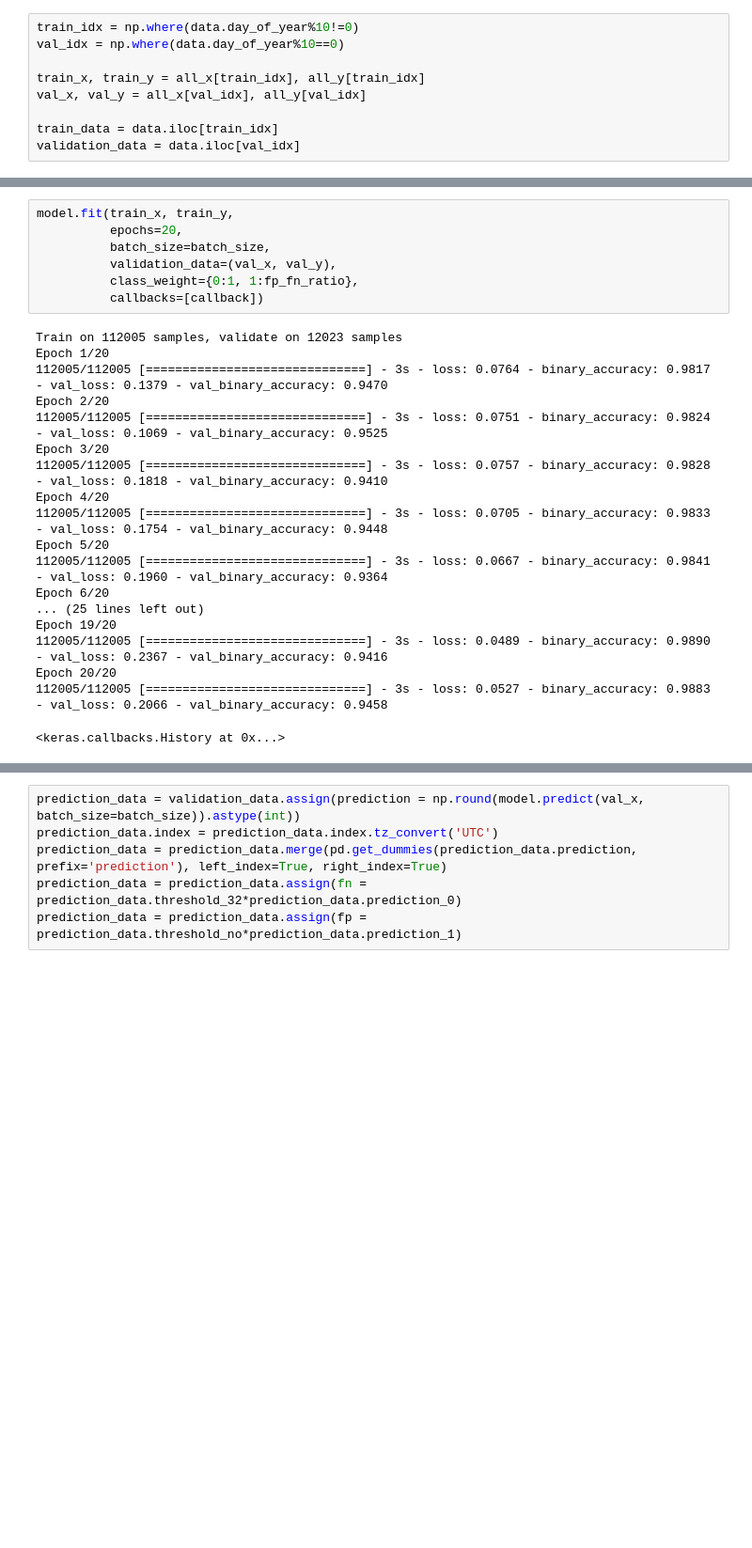
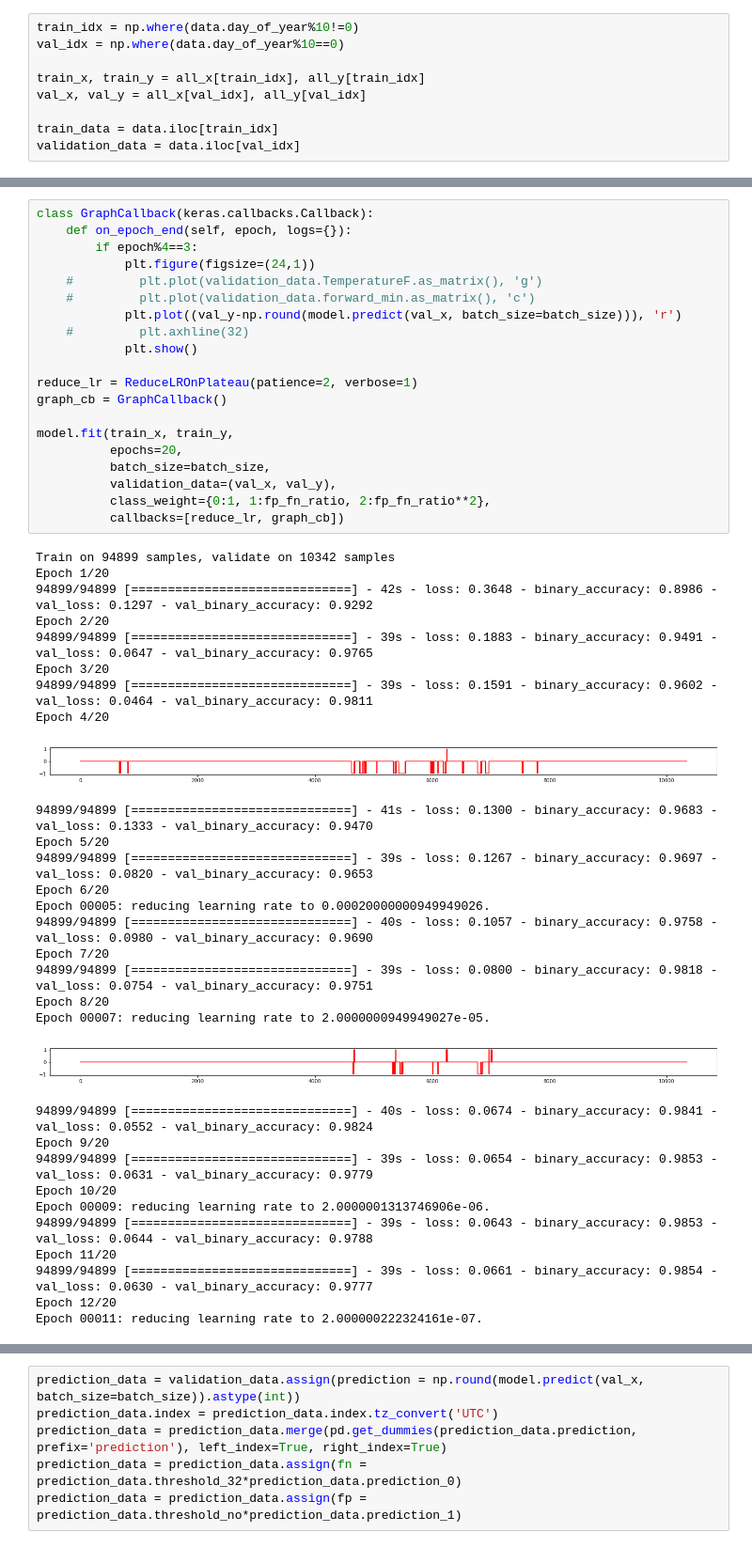
Before and after one commit to CienegaOrchards/Learning, a Jupyter notebook: Weather supplemental data.ipynb, the cells around one changed output, grey strips where cells are left out. Shown: that part at 94% size. Saved outputs shown, nothing was run; the diff lists cells and outputs as text; blank space fills up the shorter version.

```diff
--- a/Weather supplemental data.ipynb
+++ b/Weather supplemental data.ipynb
@@ -177,26 +179,51 @@ train_x.shape, val_x.shape, combo_x.shape, train_y.shape, val_y.shape, combo_y.s
-# %%
-model.fit(train_x, train_y,
-          epochs=20,
-          batch_size=batch_size,
-          validation_data=(val_x, val_y),
-          class_weight={0:1, 1:fp_fn_ratio},
-          callbacks=[callback])
-# %% [output]
-Train on 112005 samples, validate on 12023 samples
-Epoch 1/20
-112005/112005 [==============================] - 3s - loss: 0.0764 - binary_accuracy: 0.9817 - val_loss: 0.1379 - val_binary_accuracy: 0.9470
-Epoch 2/20
-112005/112005 [==============================] - 3s - loss: 0.0751 - binary_accuracy: 0.9824 - val_loss: 0.1069 - val_binary_accuracy: 0.9525
-Epoch 3/20
-112005/112005 [==============================] - 3s - loss: 0.0757 - binary_accuracy: 0.9828 - val_loss: 0.1818 - val_binary_accuracy: 0.9410
-Epoch 4/20
-112005/112005 [==============================] - 3s - loss: 0.0705 - binary_accuracy: 0.9833 - val_loss: 0.1754 - val_binary_accuracy: 0.9448
-Epoch 5/20
-112005/112005 [==============================] - 3s - loss: 0.0667 - binary_accuracy: 0.9841 - val_loss: 0.1960 - val_binary_accuracy: 0.9364
-Epoch 6/20
-... (25 lines left out)
-Epoch 19/20
-112005/112005 [==============================] - 3s - loss: 0.0489 - binary_accuracy: 0.9890 - val_loss: 0.2367 - val_binary_accuracy: 0.9416
-Epoch 20/20
-112005/112005 [==============================] - 3s - loss: 0.0527 - binary_accuracy: 0.9883 - val_loss: 0.2066 - val_binary_accuracy: 0.9458
-<keras.callbacks.History at 0x...>
+# %%
+class GraphCallback(keras.callbacks.Callback):
+    def on_epoch_end(self, epoch, logs={}):
+        if epoch%4==3:
+            plt.figure(figsize=(24,1))
+    #         plt.plot(validation_data.TemperatureF.as_matrix(), 'g')
+    #         plt.plot(validation_data.forward_min.as_matrix(), 'c')
+            plt.plot((val_y-np.round(model.predict(val_x, batch_size=batch_size))), 'r')
+    #         plt.axhline(32)
+            plt.show()
+
+reduce_lr = ReduceLROnPlateau(patience=2, verbose=1)
+graph_cb = GraphCallback()
+
+model.fit(train_x, train_y,
+          epochs=20,
+          batch_size=batch_size,
+          validation_data=(val_x, val_y),
+          class_weight={0:1, 1:fp_fn_ratio, 2:fp_fn_ratio**2},
+          callbacks=[reduce_lr, graph_cb])
+# %% [output]
+Train on 94899 samples, validate on 10342 samples
+Epoch 1/20
+94899/94899 [==============================] - 42s - loss: 0.3648 - binary_accuracy: 0.8986 - val_loss: 0.1297 - val_binary_accuracy: 0.9292
+Epoch 2/20
+94899/94899 [==============================] - 39s - loss: 0.1883 - binary_accuracy: 0.9491 - val_loss: 0.0647 - val_binary_accuracy: 0.9765
+Epoch 3/20
+94899/94899 [==============================] - 39s - loss: 0.1591 - binary_accuracy: 0.9602 - val_loss: 0.0464 - val_binary_accuracy: 0.9811
+Epoch 4/20
+[figure, added]
+94899/94899 [==============================] - 41s - loss: 0.1300 - binary_accuracy: 0.9683 - val_loss: 0.1333 - val_binary_accuracy: 0.9470
+Epoch 5/20
+94899/94899 [==============================] - 39s - loss: 0.1267 - binary_accuracy: 0.9697 - val_loss: 0.0820 - val_binary_accuracy: 0.9653
+Epoch 6/20
+Epoch 00005: reducing learning rate to 0.00020000000949949026.
+94899/94899 [==============================] - 40s - loss: 0.1057 - binary_accuracy: 0.9758 - val_loss: 0.0980 - val_binary_accuracy: 0.9690
+Epoch 7/20
+94899/94899 [==============================] - 39s - loss: 0.0800 - binary_accuracy: 0.9818 - val_loss: 0.0754 - val_binary_accuracy: 0.9751
+Epoch 8/20
+Epoch 00007: reducing learning rate to 2.0000000949949027e-05.
+[figure, added]
+94899/94899 [==============================] - 40s - loss: 0.0674 - binary_accuracy: 0.9841 - val_loss: 0.0552 - val_binary_accuracy: 0.9824
+Epoch 9/20
+94899/94899 [==============================] - 39s - loss: 0.0654 - binary_accuracy: 0.9853 - val_loss: 0.0631 - val_binary_accuracy: 0.9779
+Epoch 10/20
+Epoch 00009: reducing learning rate to 2.0000001313746906e-06.
+94899/94899 [==============================] - 39s - loss: 0.0643 - binary_accuracy: 0.9853 - val_loss: 0.0644 - val_binary_accuracy: 0.9788
+Epoch 11/20
+94899/94899 [==============================] - 39s - loss: 0.0661 - binary_accuracy: 0.9854 - val_loss: 0.0630 - val_binary_accuracy: 0.9777
+Epoch 12/20
+Epoch 00011: reducing learning rate to 2.000000222324161e-07.
```
Also changed, not shown: parts of 15 cells of this notebook.
